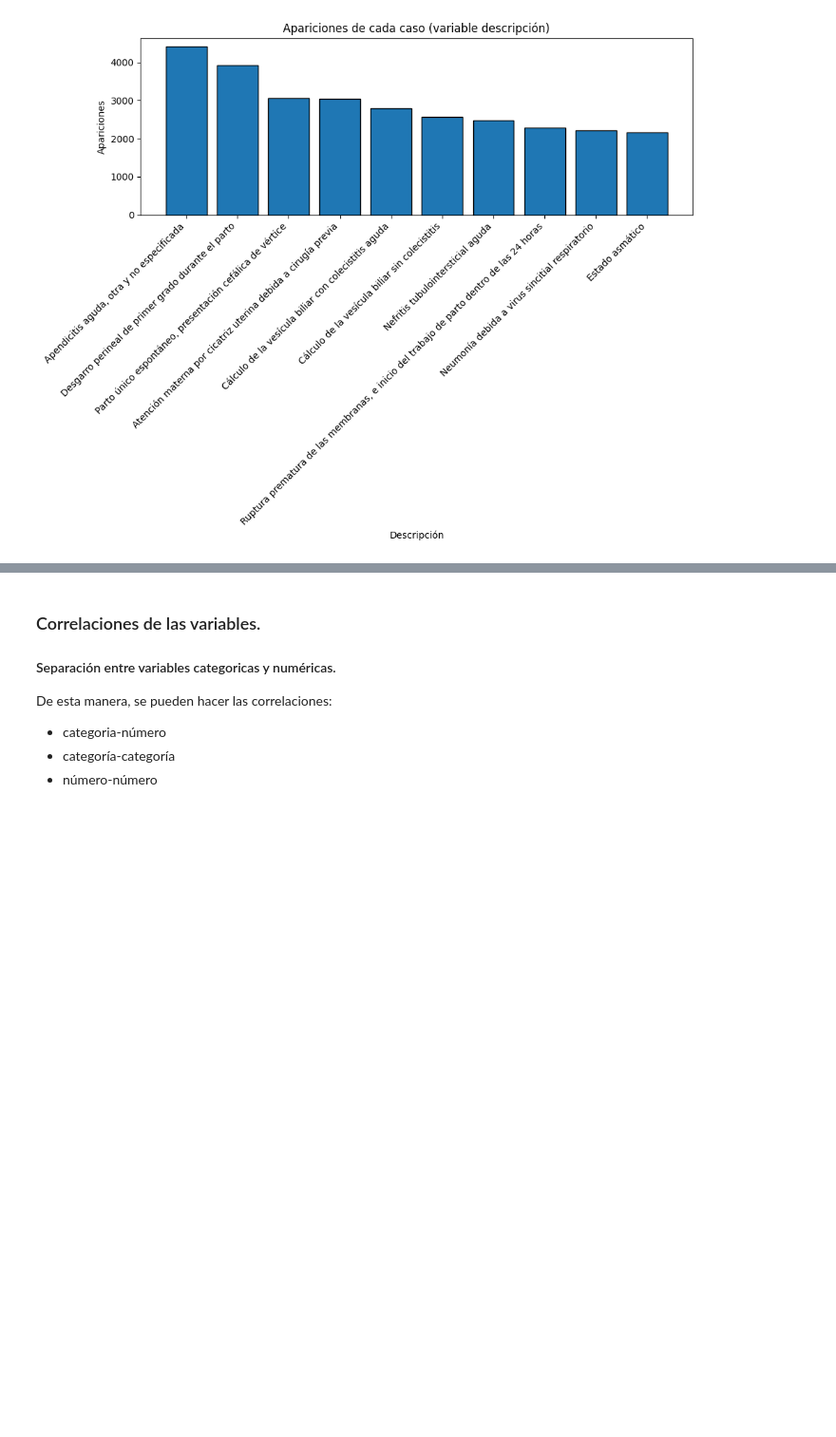
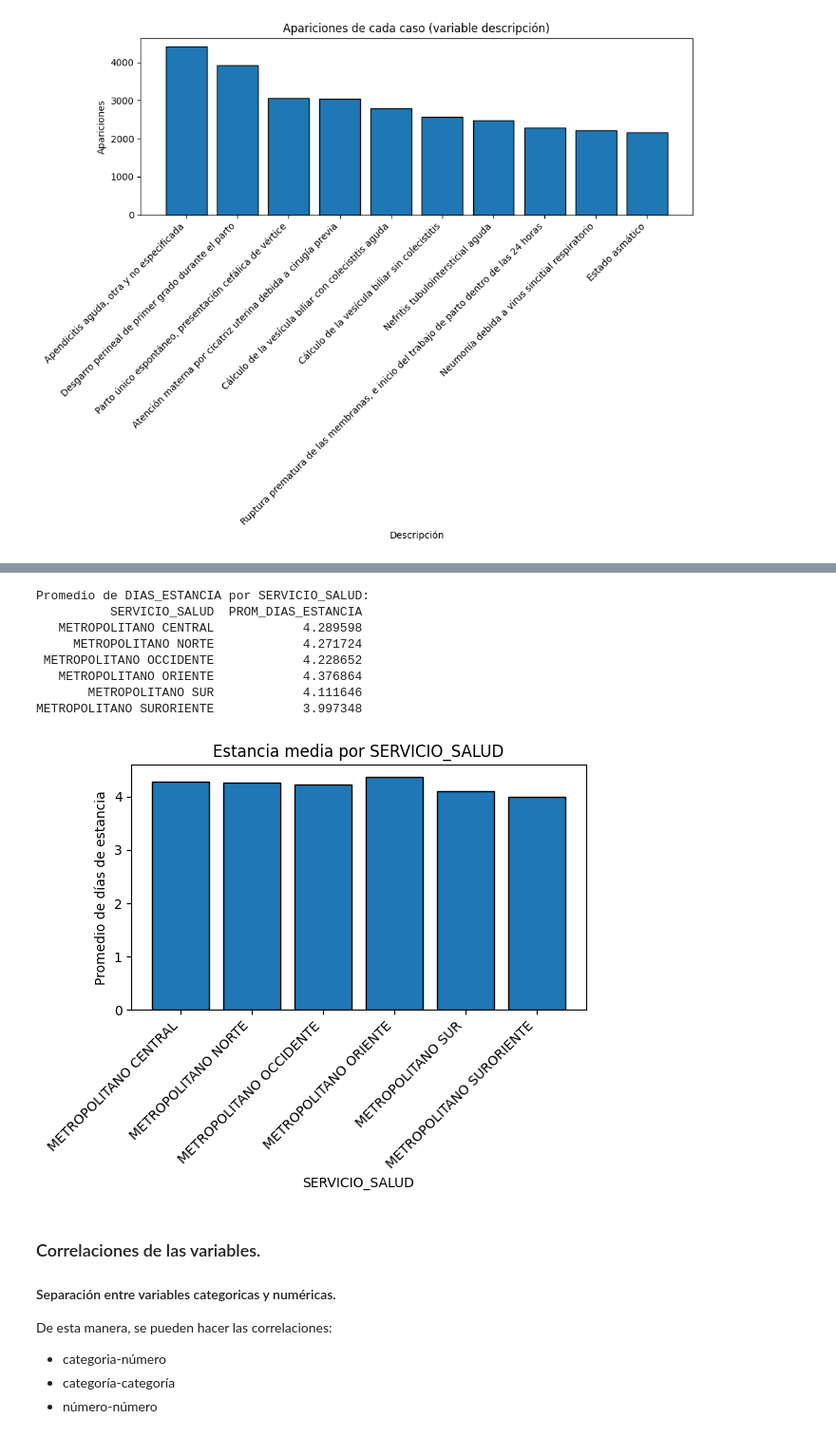
Before and after one commit to VichoRamirez/TOPD, a Jupyter notebook: Entrega_3/Entrega3_Sebastian_y_Vicente_Ramirez.ipynb, the cells around one changed output, grey strips where cells are left out. Shown: that part at 95% size. Cells and saved outputs as stored; diff of their text form; code cells hidden in the pictures; blank space fills up the shorter version.

```diff
--- a/Entrega_3/Entrega3_Sebastian_y_Vicente_Ramirez.ipynb
+++ b/Entrega_3/Entrega3_Sebastian_y_Vicente_Ramirez.ipynb
@@ -736,3 +610,34 @@ Similar al boxplot anterior, complementar la información con los cuartiles resp
+# %%
+ss_grp = (
+    df
+    .groupby('SERVICIO_SALUD')['DIAS_ESTANCIA']
+    .mean()
+    .reset_index(name='PROM_DIAS_ESTANCIA')
+)
+
+# 2) Mostrar tabla
+print("Promedio de DIAS_ESTANCIA por SERVICIO_SALUD:")
+print(ss_grp.to_string(index=False))
+
+# 3) Gráfico de barras
+plt.figure(figsize=(6,5))
+plt.bar(ss_grp['SERVICIO_SALUD'].astype(str), ss_grp['PROM_DIAS_ESTANCIA'], edgecolor='black')
+plt.xlabel('SERVICIO_SALUD')
+plt.xticks(rotation = 45, ha = 'right')
+plt.ylabel('Promedio de días de estancia')
+plt.title('Estancia media por SERVICIO_SALUD')
+plt.tight_layout()
+plt.show()
+# %% [output]
+Promedio de DIAS_ESTANCIA por SERVICIO_SALUD:
+          SERVICIO_SALUD  PROM_DIAS_ESTANCIA
+   METROPOLITANO CENTRAL            4.289598
+     METROPOLITANO NORTE            4.271724
+ METROPOLITANO OCCIDENTE            4.228652
+   METROPOLITANO ORIENTE            4.376864
+       METROPOLITANO SUR            4.111646
+METROPOLITANO SURORIENTE            3.997348
+[figure, added]
 # %% [markdown]
 ### Correlaciones de las variables.
 #### Separación entre variables categoricas y numéricas.
```
Also changed, not shown: parts of 47 cells of this notebook, 4 other files.
